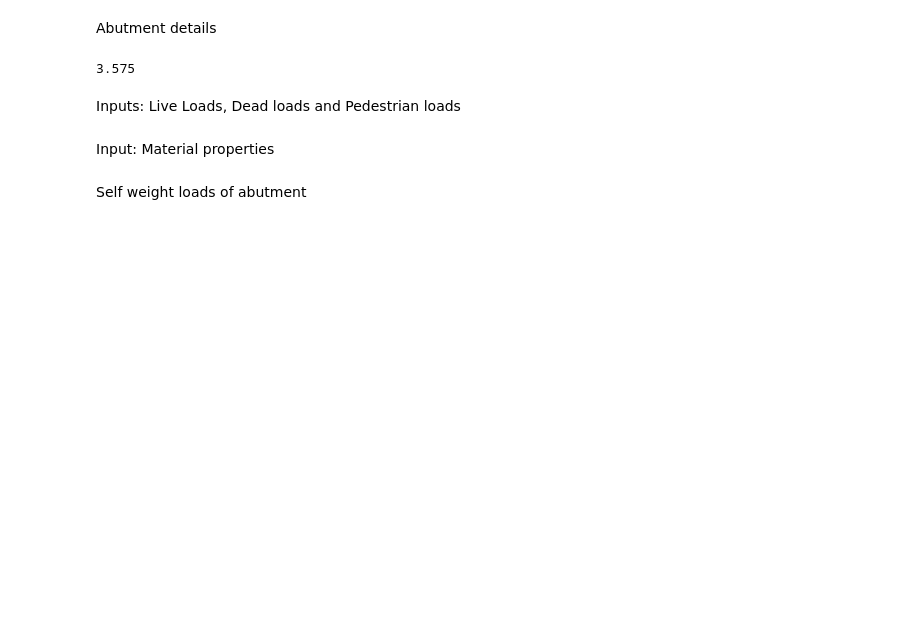
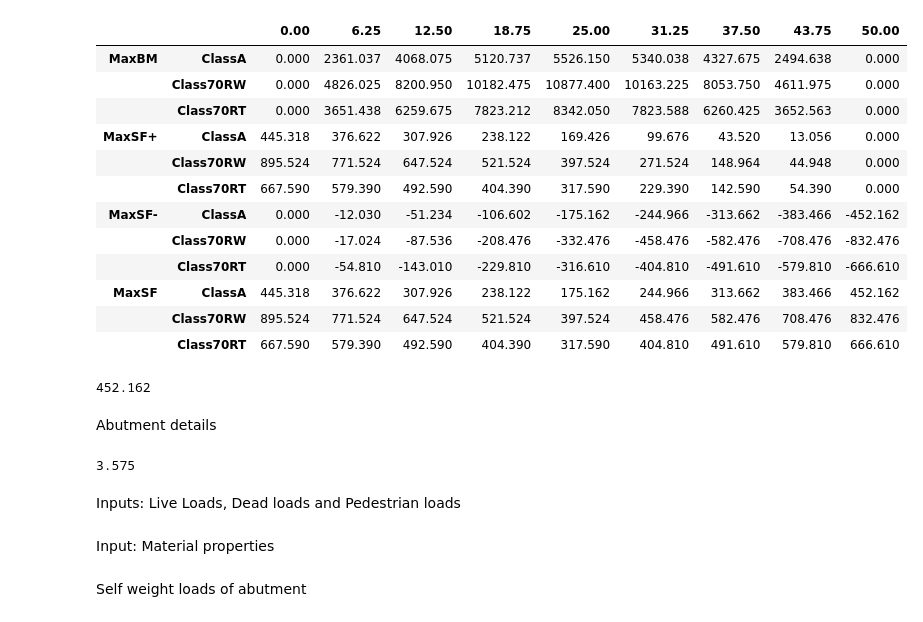
Before and after one commit to Rawrr-123/PSC_bridge, a Jupyter notebook: Abutment.ipynb, the cells around one changed output. Saved outputs shown, nothing was run; the diff lists cells and outputs as text; code cells hidden in the pictures; blank space fills up the shorter version.

Commit message:
Summary of loads completed. Foundation stability analysis commenced.

```diff
--- a/Abutment.ipynb
+++ b/Abutment.ipynb
@@ -5,6 +5,28 @@ import math
 from bridge_specs import box
 from Cross import calc_centroid as cg
 from irc6_2007 import *
+# %%
+#inputs
+
+df = pd.read_excel('outputs/loads.xlsx', index_col=[0, 1])
+display(df)
+www = df.loc[[('MaxSF','ClassA')]]
+display(www.max().max())
+# %% [output]
+|  |  | 0.00 | 6.25 | 12.50 | 18.75 | 25.00 | 31.25 | 37.50 | 43.75 | 50.00 |
+| MaxBM | ClassA | 0.000 | 2361.037 | 4068.075 | 5120.737 | 5526.150 | 5340.038 | 4327.675 | 2494.638 | 0.000 |
+|  | Class70RW | 0.000 | 4826.025 | 8200.950 | 10182.475 | 10877.400 | 10163.225 | 8053.750 | 4611.975 | 0.000 |
+|  | Class70RT | 0.000 | 3651.438 | 6259.675 | 7823.212 | 8342.050 | 7823.588 | 6260.425 | 3652.563 | 0.000 |
+| MaxSF+ | ClassA | 445.318 | 376.622 | 307.926 | 238.122 | 169.426 | 99.676 | 43.520 | 13.056 | 0.000 |
+|  | Class70RW | 895.524 | 771.524 | 647.524 | 521.524 | 397.524 | 271.524 | 148.964 | 44.948 | 0.000 |
+|  | Class70RT | 667.590 | 579.390 | 492.590 | 404.390 | 317.590 | 229.390 | 142.590 | 54.390 | 0.000 |
+| MaxSF- | ClassA | 0.000 | -12.030 | -51.234 | -106.602 | -175.162 | -244.966 | -313.662 | -383.466 | -452.162 |
+|  | Class70RW | 0.000 | -17.024 | -87.536 | -208.476 | -332.476 | -458.476 | -582.476 | -708.476 | -832.476 |
+|  | Class70RT | 0.000 | -54.810 | -143.010 | -229.810 | -316.610 | -404.810 | -491.610 | -579.810 | -666.610 |
+| MaxSF | ClassA | 445.318 | 376.622 | 307.926 | 238.122 | 175.162 | 244.966 | 313.662 | 383.466 | 452.162 |
+|  | Class70RW | 895.524 | 771.524 | 647.524 | 521.524 | 397.524 | 458.476 | 582.476 | 708.476 | 832.476 |
+|  | Class70RT | 667.590 | 579.390 | 492.590 | 404.390 | 317.590 | 404.810 | 491.610 | 579.810 | 666.610 |
+452.162
 # %%
 def loader(unit_wt, length, width, height, type):
     if type == 'r':
```
Also changed, not shown: parts of 12 cells of this notebook, 1 other file.
